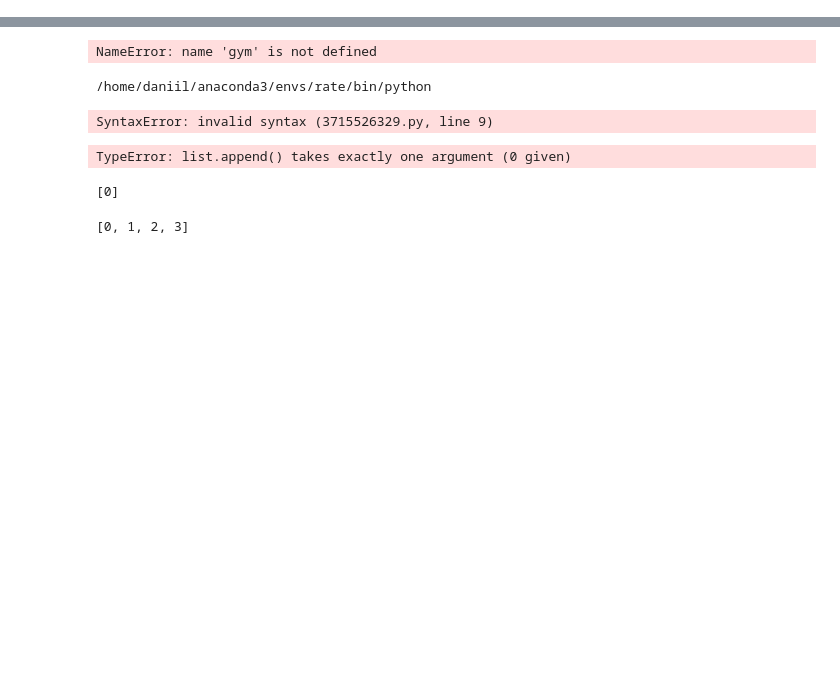
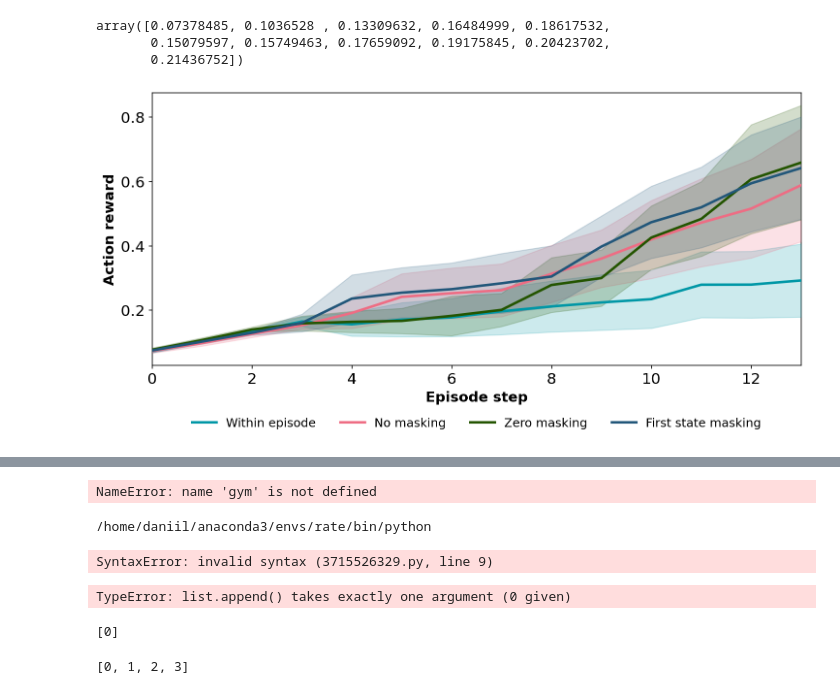
Before and after one commit to Dzelezetsky/Maniskill_OnlineTransformers, a Jupyter notebook: Nabroski.ipynb, the cells around one changed output, grey strips where cells are left out. Drawn from its saved outputs; the diff is of its cells as text; code cells hidden in the pictures; blank space fills up the shorter version.

```diff
--- a/Nabroski.ipynb
+++ b/Nabroski.ipynb
@@ -27,0 +98,78 @@ print(averages)
+# %%
+no
+# %% [output]
+array([0.07378485, 0.1036528 , 0.13309632, 0.16484999, 0.18617532,
+       0.15079597, 0.15749463, 0.17659092, 0.19175845, 0.20423702,
+       0.21436752])
+# %%
+import matplotlib.pyplot as plt
+from matplotlib.ticker import FuncFormatter
+import numpy as np
+
+# Цветовая палитра
+colors = ['#245501', '#22577A', '#EE6D84', '#0097A6']
+
+# Стиль
+linewidth = 2.5
+fill_alpha = 0.2
+
+# Данные
+episodes = np.array([0, 1, 2, 3, 4, 5, 6, 7, 8, 9, 10, 11, 12, 13])
+
+z = np.array(z_m[:14])
+l = np.array(l_m[:14])
+cl = np.array(cl_m[:14])
+no = np.array(no_m[:14])
+
+z_std = np.array(z_s[:14])
+l_std = np.array(l_s[:14])
+cl_std = np.array(cl_s[:14])
+no_std = np.array(no_s[:14])
+
+no[4:11] -= 0.03  # Корректировка
+
+# Фигура
+plt.figure(figsize=(10, 5), dpi=150)
+
+plt.plot(episodes, no, label="Within episode", color=colors[3], linewidth=linewidth, zorder=5)
+plt.fill_between(episodes, no - no_std, no + no_std, color=colors[3], alpha=fill_alpha, zorder=3)
+
+plt.plot(episodes, cl, label="No masking", color=colors[2], linewidth=linewidth, zorder=5)
+plt.fill_between(episodes, cl - cl_std, cl + cl_std, color=colors[2], alpha=fill_alpha, zorder=3)
+
+plt.plot(episodes, z, label="Zero masking", color=colors[0], linewidth=linewidth, zorder=5)
+plt.fill_between(episodes, z - z_std, z + z_std, color=colors[0], alpha=fill_alpha, zorder=3)
+
+plt.plot(episodes, l, label="First state masking", color=colors[1], linewidth=linewidth, zorder=5)
+plt.fill_between(episodes, l - l_std, l + l_std, color=colors[1], alpha=fill_alpha, zorder=3)
+
+
+
+
+
+# Оформление осей
+ax = plt.gca()
+ax.xaxis.set_major_formatter(FuncFormatter(lambda x, _: f"{int(x)}"))
+ax.tick_params(axis='both', labelsize=15)
+ax.grid(False, alpha=0.0)
+
+plt.xlabel('Episode step', fontsize=14, weight='bold')
+plt.ylabel('Action reward', fontsize=14, weight='bold')
+
+plt.xlim(episodes[0], episodes[-1])
+
+# Легенда под графиком в одну строку
+plt.legend(
+    loc='upper center',
+    bbox_to_anchor=(0.5, -0.15),
+    ncol=4,
+    fontsize=12,
+    frameon=True,
+    facecolor='white',
+    edgecolor='white'
+)
+
+plt.tight_layout()
+plt.show()
+# %% [output]
+[figure, added]
```
Also changed, not shown: parts of 21 cells of this notebook, 13 other files.
